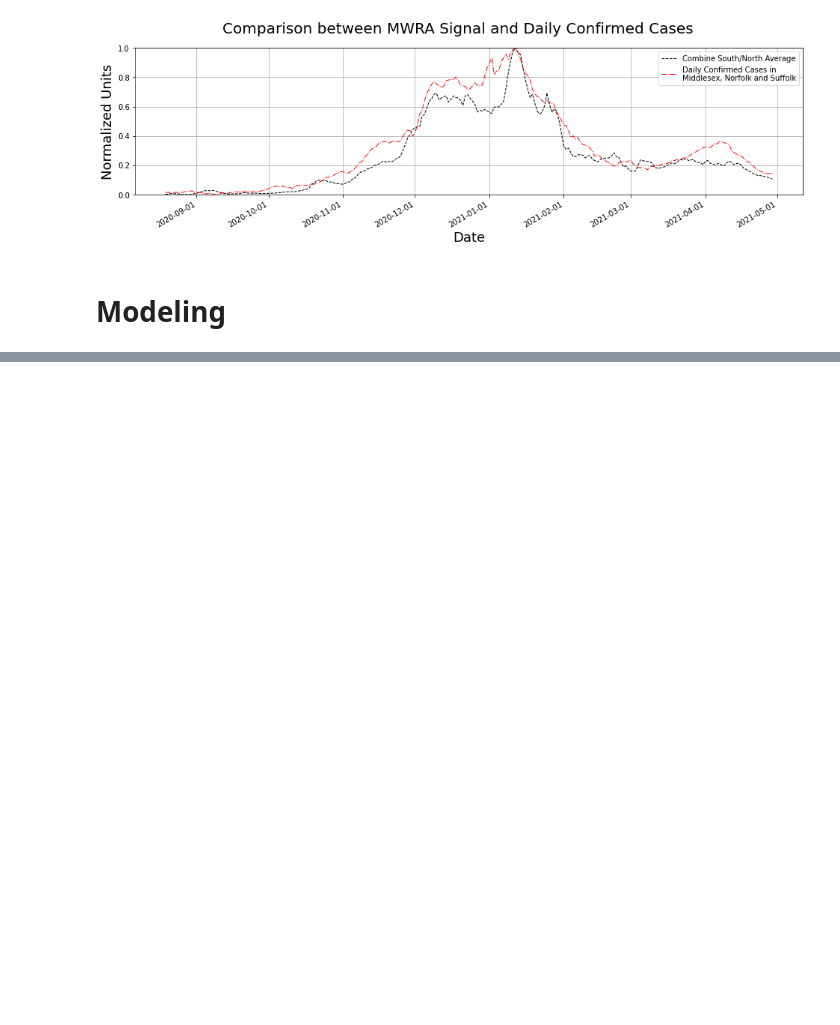
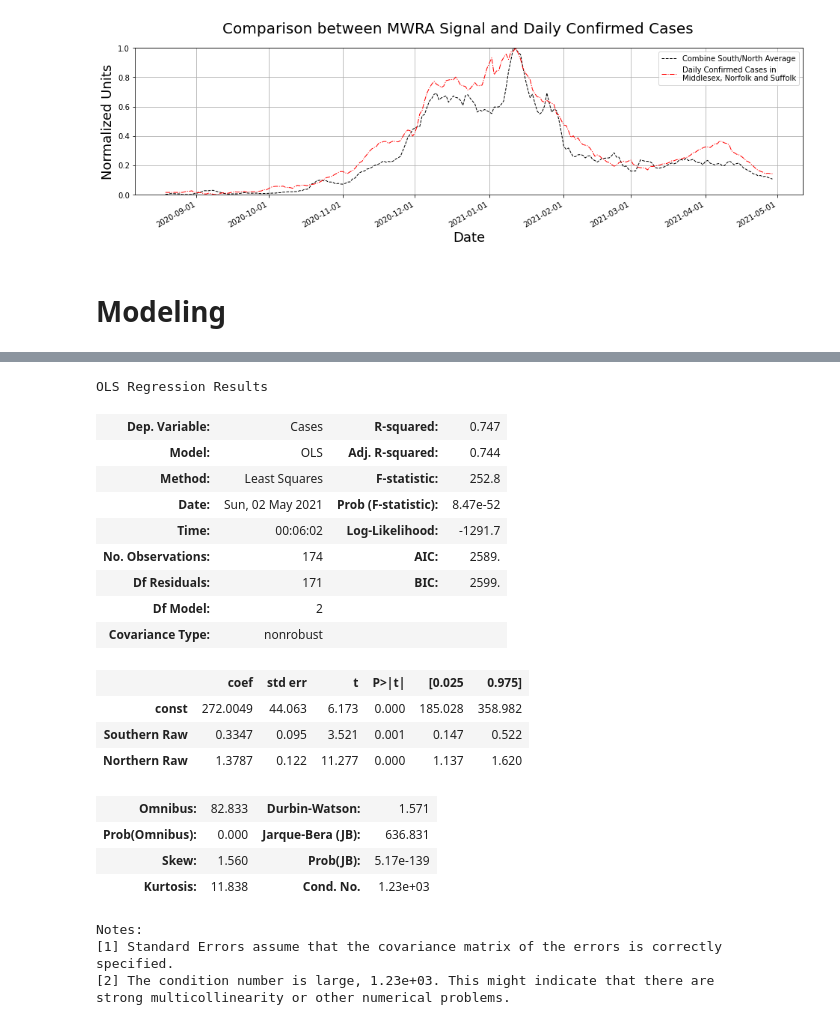
Before and after one commit to bhatiavr/cs109b-final-project-111, a Jupyter notebook: src/cs109b-wastewater-covid-forecasting.ipynb, the cells around one changed output, grey strips where cells are left out. Cells and saved outputs as stored; diff of their text form; code cells hidden in the pictures; blank space fills up the shorter version.

```diff
--- a/src/cs109b-wastewater-covid-forecasting.ipynb
+++ b/src/cs109b-wastewater-covid-forecasting.ipynb
@@ -505,0 +514,33 @@ fig.show()
+# %%
+# Linear Regression Model
+X = df_train[['Southern Raw', 'Northern Raw']].astype('float')
+y = df_train['Cases'].astype('float')
+
+X = sm.add_constant(X) # adding a constant
+model_lm1 = sm.OLS(y, X).fit()
+
+# Print summary
+model_lm1.summary()
+# %% [output]
+OLS Regression Results
+| Dep. Variable: | Cases | R-squared: | 0.747 |
+| Model: | OLS | Adj. R-squared: | 0.744 |
+| Method: | Least Squares | F-statistic: | 252.8 |
+| Date: | Sun, 02 May 2021 | Prob (F-statistic): | 8.47e-52 |
+| Time: | 00:06:02 | Log-Likelihood: | -1291.7 |
+| No. Observations: | 174 | AIC: | 2589. |
+| Df Residuals: | 171 | BIC: | 2599. |
+| Df Model: | 2 |  |  |
+| Covariance Type: | nonrobust |  |  |
+|  | coef | std err | t | P>|t| | [0.025 | 0.975] |
+| const | 272.0049 | 44.063 | 6.173 | 0.000 | 185.028 | 358.982 |
+| Southern Raw | 0.3347 | 0.095 | 3.521 | 0.001 | 0.147 | 0.522 |
+| Northern Raw | 1.3787 | 0.122 | 11.277 | 0.000 | 1.137 | 1.620 |
+| Omnibus: | 82.833 | Durbin-Watson: | 1.571 |
+| Prob(Omnibus): | 0.000 | Jarque-Bera (JB): | 636.831 |
+| Skew: | 1.560 | Prob(JB): | 5.17e-139 |
+| Kurtosis: | 11.838 | Cond. No. | 1.23e+03 |
+Notes:
+[1] Standard Errors assume that the covariance matrix of the errors is correctly specified.
+[2] The condition number is large, 1.23e+03. This might indicate that there are
+strong multicollinearity or other numerical problems.
```
Also changed, not shown: parts of 11 cells of this notebook.
